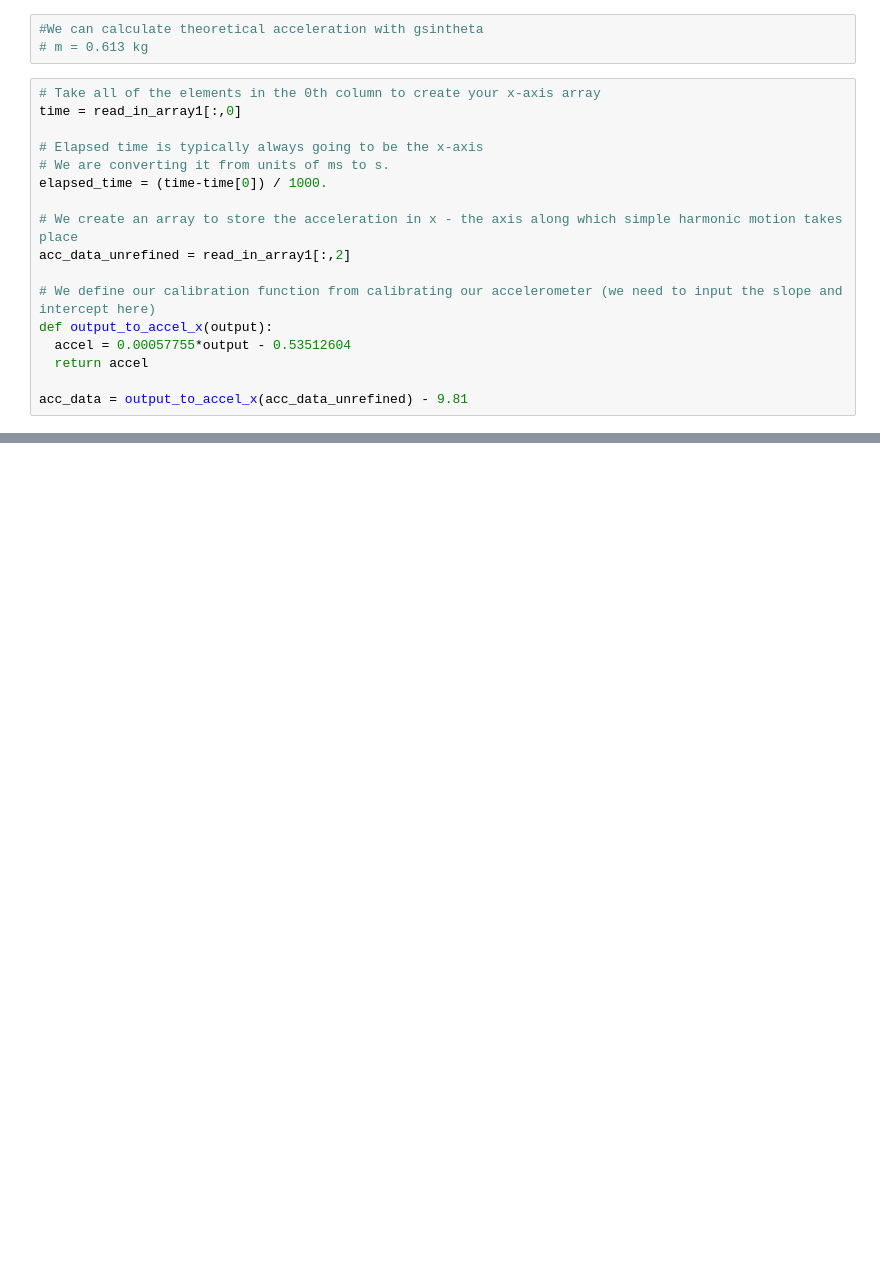
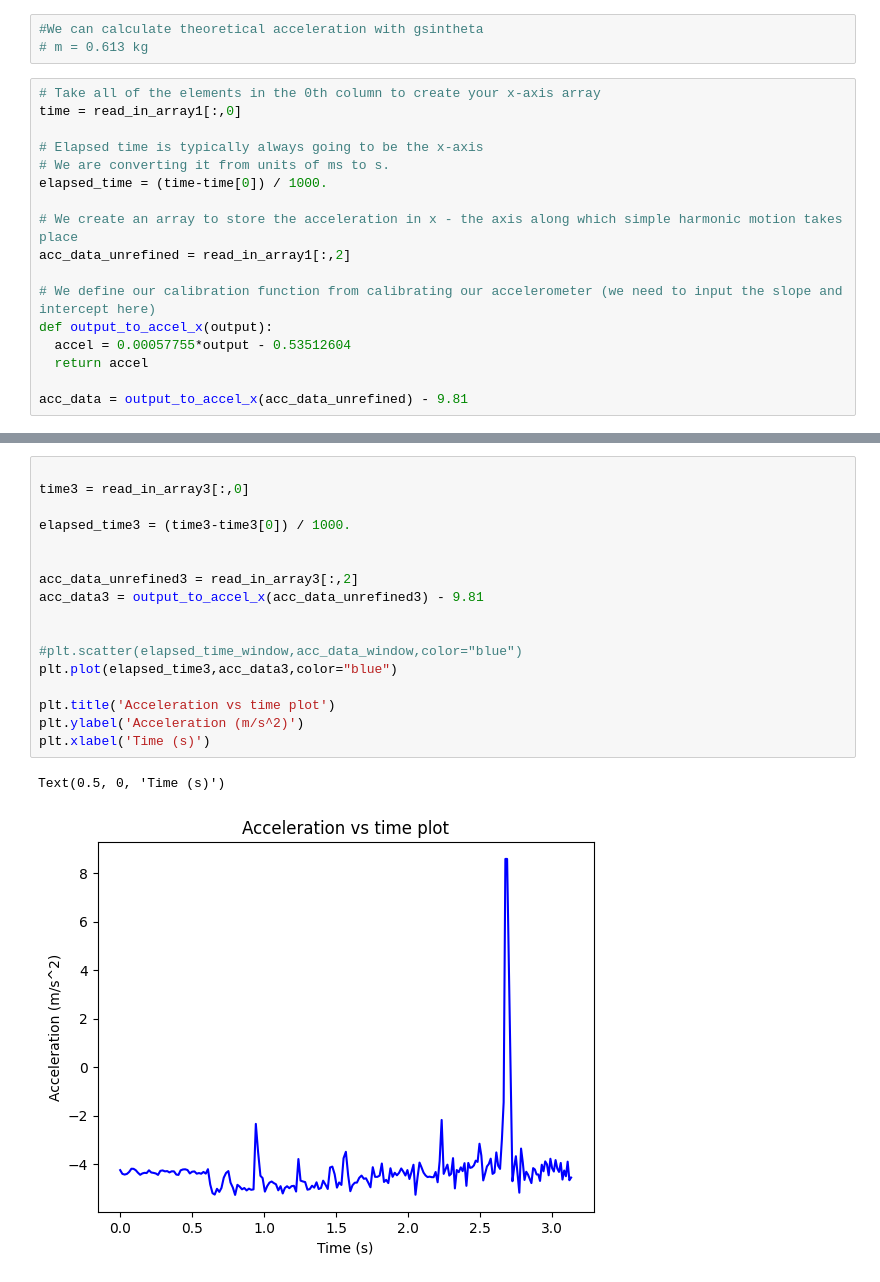
Before and after one commit to leo-c1/4al-final, a Jupyter notebook: DATAANAL.ipynb, the cells around one changed output, grey strips where cells are left out. Saved outputs shown, nothing was run; the diff lists cells and outputs as text; blank space fills up the shorter version.

```diff
--- a/DATAANAL.ipynb
+++ b/DATAANAL.ipynb
@@ -82,0 +102,20 @@ Text(0.5, 0, 'Time (s)')
+# %%
+
+time3 = read_in_array3[:,0]
+
+elapsed_time3 = (time3-time3[0]) / 1000.
+
+
+acc_data_unrefined3 = read_in_array3[:,2]
+acc_data3 = output_to_accel_x(acc_data_unrefined3) - 9.81
+
+
+#plt.scatter(elapsed_time_window,acc_data_window,color="blue")
+plt.plot(elapsed_time3,acc_data3,color="blue")
+
+plt.title('Acceleration vs time plot')
+plt.ylabel('Acceleration (m/s^2)')
+plt.xlabel('Time (s)')
+# %% [output]
+Text(0.5, 0, 'Time (s)')
+[figure, added]
```
Also changed, not shown: parts of 6 cells of this notebook.
